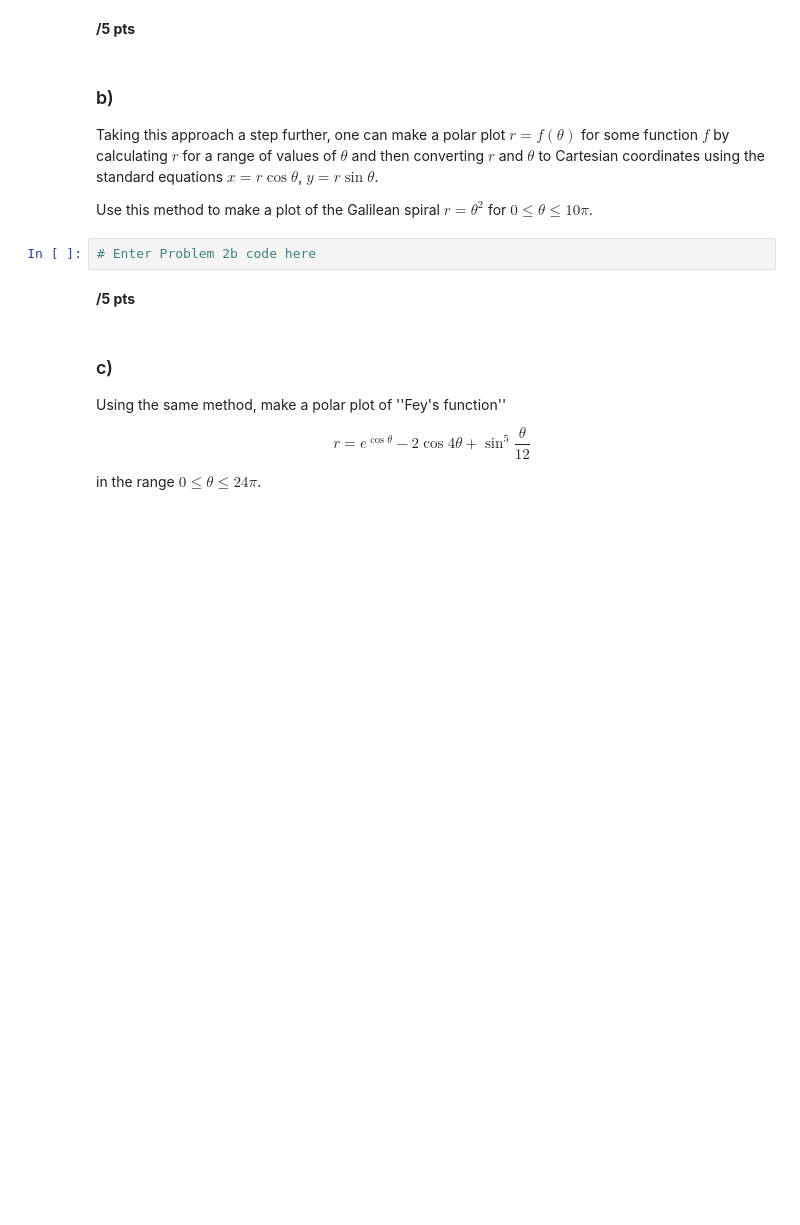
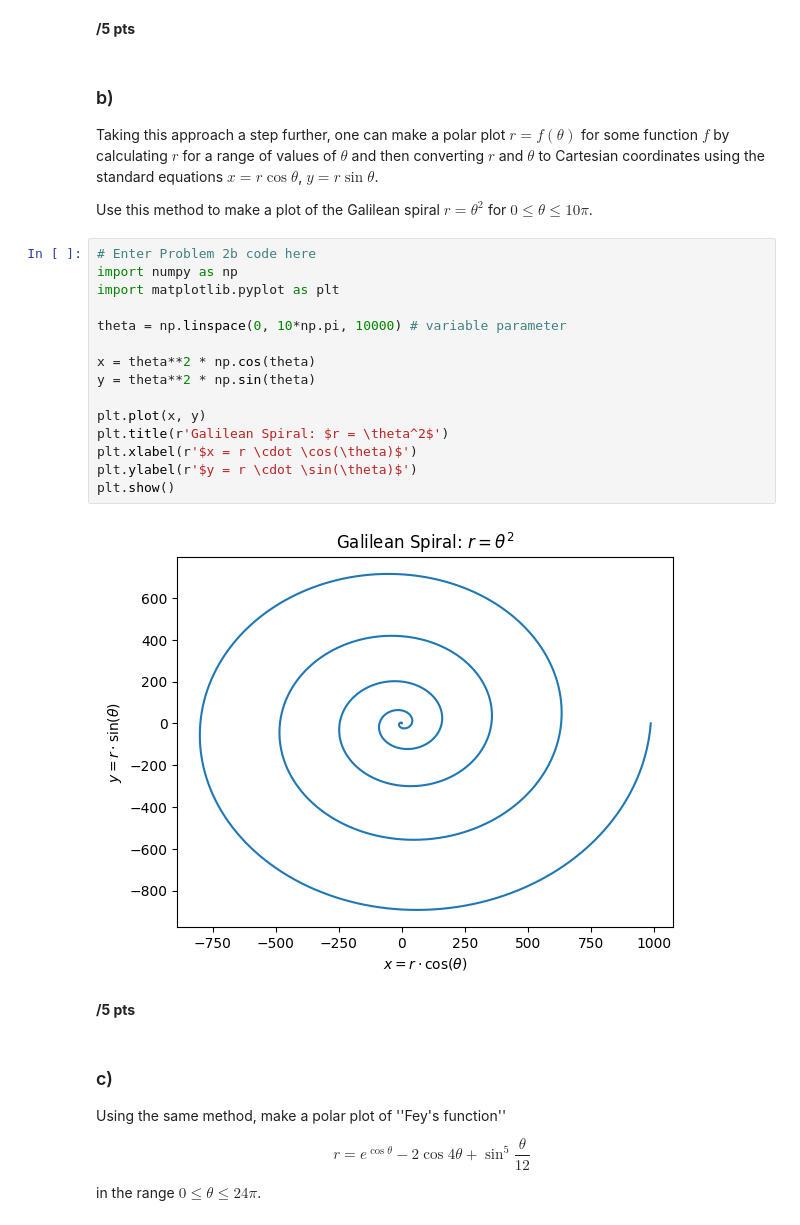
Before and after one commit to AcamaroCutcher/Computational-Physics, a Jupyter notebook: Homework/hw2_notebook_2026.ipynb, the cells around one changed output. Saved outputs shown, nothing was run; the diff lists cells and outputs as text; blank space fills up the shorter version.

```diff
--- a/Homework/hw2_notebook_2026.ipynb
+++ b/Homework/hw2_notebook_2026.ipynb
@@ -116,8 +140,23 @@ Take a set of values of $\theta$ between zero and $2\pi$ and calculate $x$ and $
 Taking this approach a step further, one can make a polar plot $r=f(\theta)$ for some function $f$ by calculating $r$ for a range of values of $\theta$ and then converting $r$ and $\theta$ to Cartesian coordinates using the standard equations $x = r\cos\theta$, $y=r\sin\theta$.
 
 Use this method to make a plot of the Galilean spiral $r = \theta^2$ for $0\le\theta\le10\pi$.
-# %%
-# Enter Problem 2b code here
+# %%
+# Enter Problem 2b code here
+import numpy as np
+import matplotlib.pyplot as plt
+
+theta = np.linspace(0, 10*np.pi, 10000) # variable parameter
+
+x = theta**2 * np.cos(theta)
+y = theta**2 * np.sin(theta)
+
+plt.plot(x, y)
+plt.title(r'Galilean Spiral: $r = \theta^2$')
+plt.xlabel(r'$x = r \cdot \cos(\theta)$')
+plt.ylabel(r'$y = r \cdot \sin(\theta)$')
+plt.show()
+# %% [output]
+[figure, added]
 # %% [markdown]
 **/5 pts**
 # %% [markdown]
```
Also changed, not shown: parts of 7 cells of this notebook.
